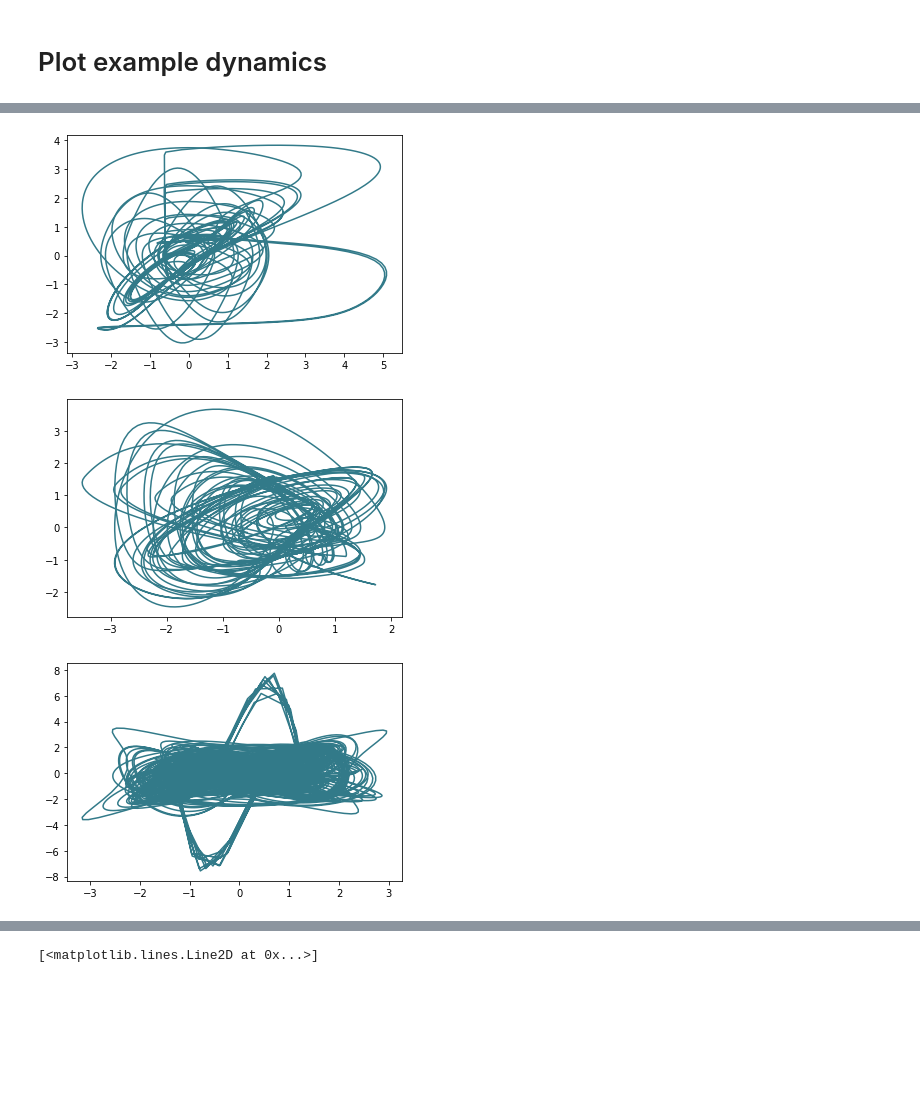
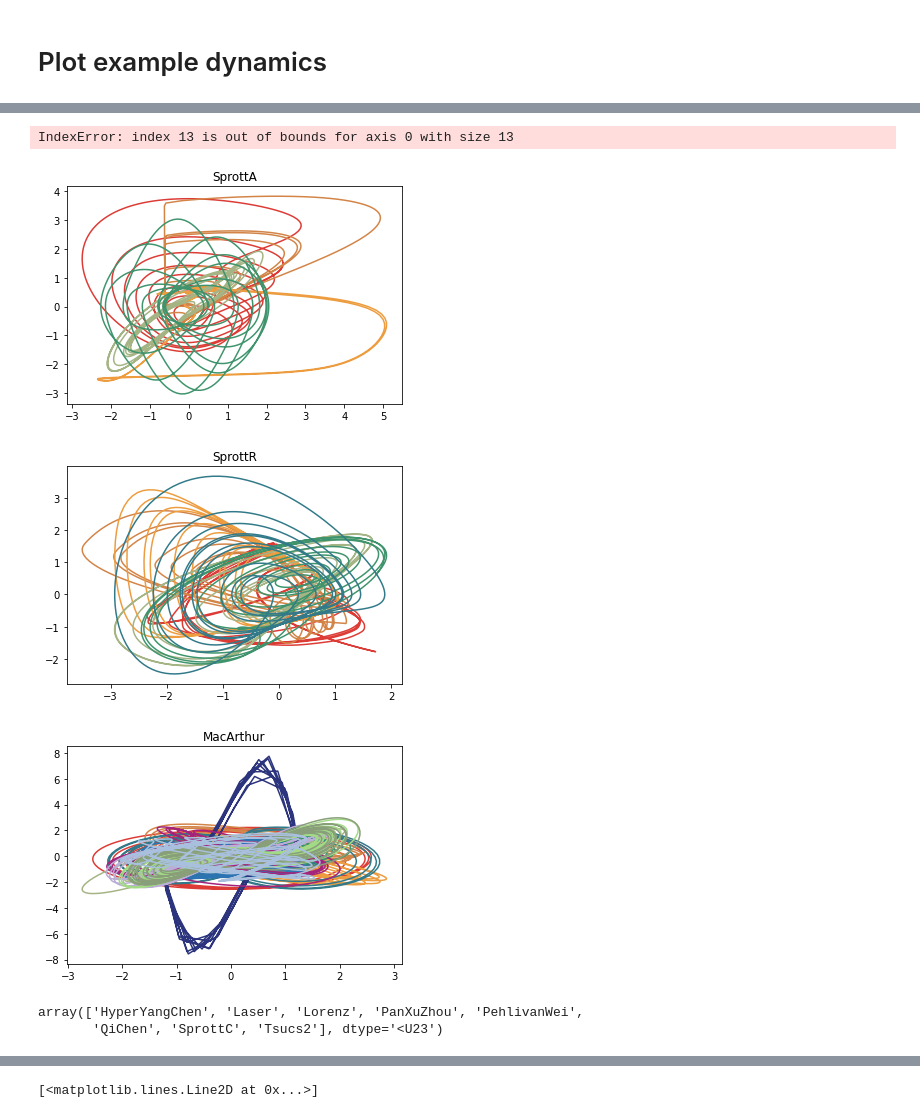
Before and after one commit to williamgilpin/dysts, a Jupyter notebook: descriptive_statistics.ipynb, the cells around one changed output, grey strips where cells are left out. Saved outputs shown, nothing was run; the diff lists cells and outputs as text; code cells hidden in the pictures; blank space fills up the shorter version.

Commit message:
update hyperparams

```diff
--- a/descriptive_statistics.ipynb
+++ b/descriptive_statistics.ipynb
@@ -55,7 +56,7 @@ Total models being analyzed is 131.
 # featurize a single file
 
 dataset = TimeSeriesDataset("dysts/data/train_univariate__pts_per_period_100__periods_10.json")
-feature_df = featurize_timeseries(dataset)
+# feature_df = featurize_timeseries(dataset)
 # %%
 # chunk and featurize several time windows
 
@@ -95,7 +96,7 @@ feat_arr_all.dump("benchmarks/resources/feat_arr_all.pkl")
 2256
 ... (28 outputs left out)
 # %%
-# feat_arr_all = np.load("benchmarks/resources/feat_arr_all.pkl", allow_pickle=True) # Reload without having to re-run featurization
+feat_arr_all = np.load("benchmarks/resources/feat_arr_all.pkl", allow_pickle=True) # Reload without having to re-run featurization
 features_mean = np.median(feat_arr_all, axis=0)
 feat_arr_all_flat = np.reshape(feat_arr_all, (-1, feat_arr_all.shape[-1]))
 feat_arr = features_mean
@@ -241,8 +242,8 @@ from scipy.stats import spearmanr
 top_features = list()
 for i, feats in enumerate(feat_arr.T):
     max_corr = max(
-        np.abs(spearmanr(embedding[:, 0] + embedding[:, 1], feats).correlation),
-        np.abs(spearmanr(embedding[:, 0] + embedding[:, 1], feats).correlation)
+        np.abs(spearmanr(embedding_mean[:, 0] + embedding_mean[:, 1], feats).correlation),
+        np.abs(spearmanr(embedding_mean[:, 0] + embedding_mean[:, 1], feats).correlation)
        )
     if max_corr > 0.5:
         top_features.append((i, feat_names[i], max_corr))
@@ -289,20 +279,27 @@ for i in [0, 3, 5]:
 # %%
 for cluster in [all_name_clusters[i] for i in [0, 3, 5]]:
 
     colors = ["r", "b", "k"]
     plt.figure()
     for j, equation_name in enumerate(cluster):
         eq = getattr(dysts.flows, equation_name)()
         sol = standardize_ts(eq.make_trajectory(2000, resample=True, pts_per_period=200))
 #         plt.figure()
 #         plt.plot(sol[:, 0],  'k')
 
 
-        plt.plot(sol[:, 0], sol[:, 1],  color=dg.pastel_rainbow[i])
+        plt.plot(sol[:, 0], sol[:, 1],  color=dg.pastel_rainbow[j])
+        plt.title(equation_name)
 # %% [output]
+IndexError: index 13 is out of bounds for axis 0 with size 13
-[figure, old version]
+[figure, new version]
-[figure, old version]
+[figure, new version]
-[figure, old version]
+[figure, new version]
+# %%
+all_name_clusters[8]
+# %% [output]
+array(['HyperYangChen', 'Laser', 'Lorenz', 'PanXuZhou', 'PehlivanWei',
+       'QiChen', 'SprottC', 'Tsucs2'], dtype='<U23')
 # %%
 from dysts.flows import *
 
```
Also changed, not shown: parts of 8 cells of this notebook, 4 other files.
